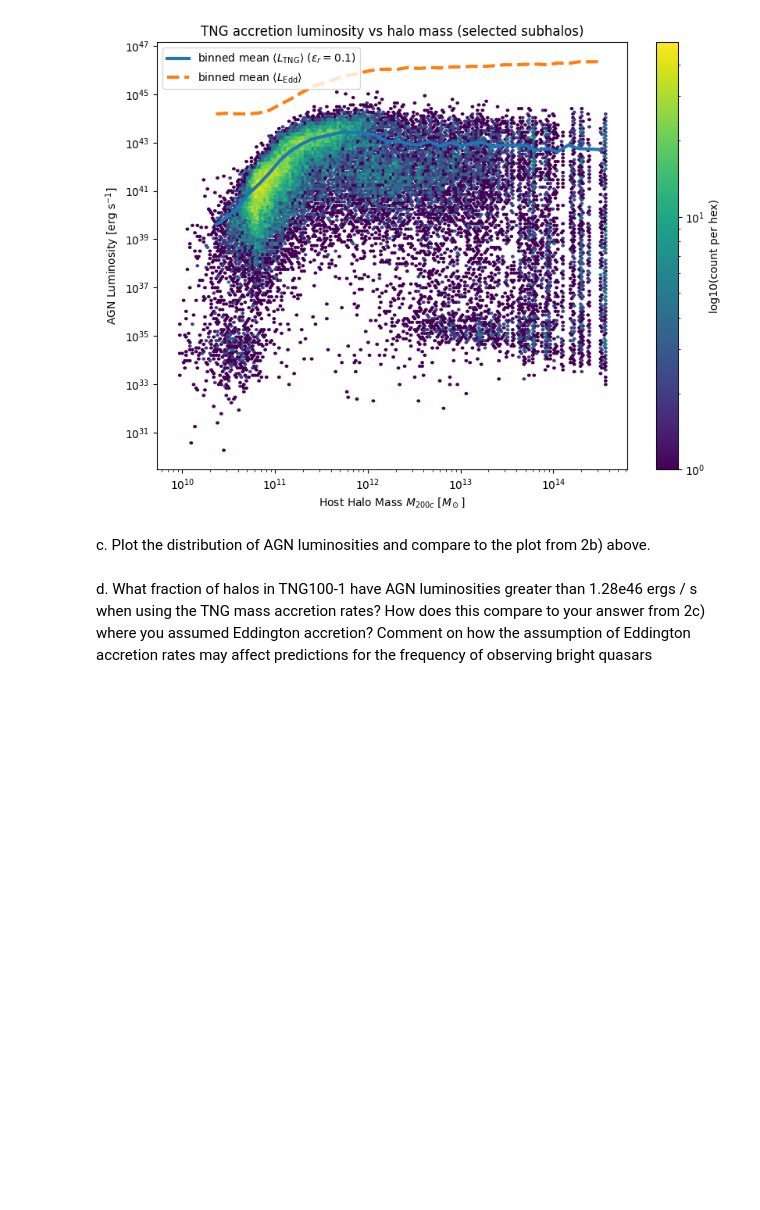
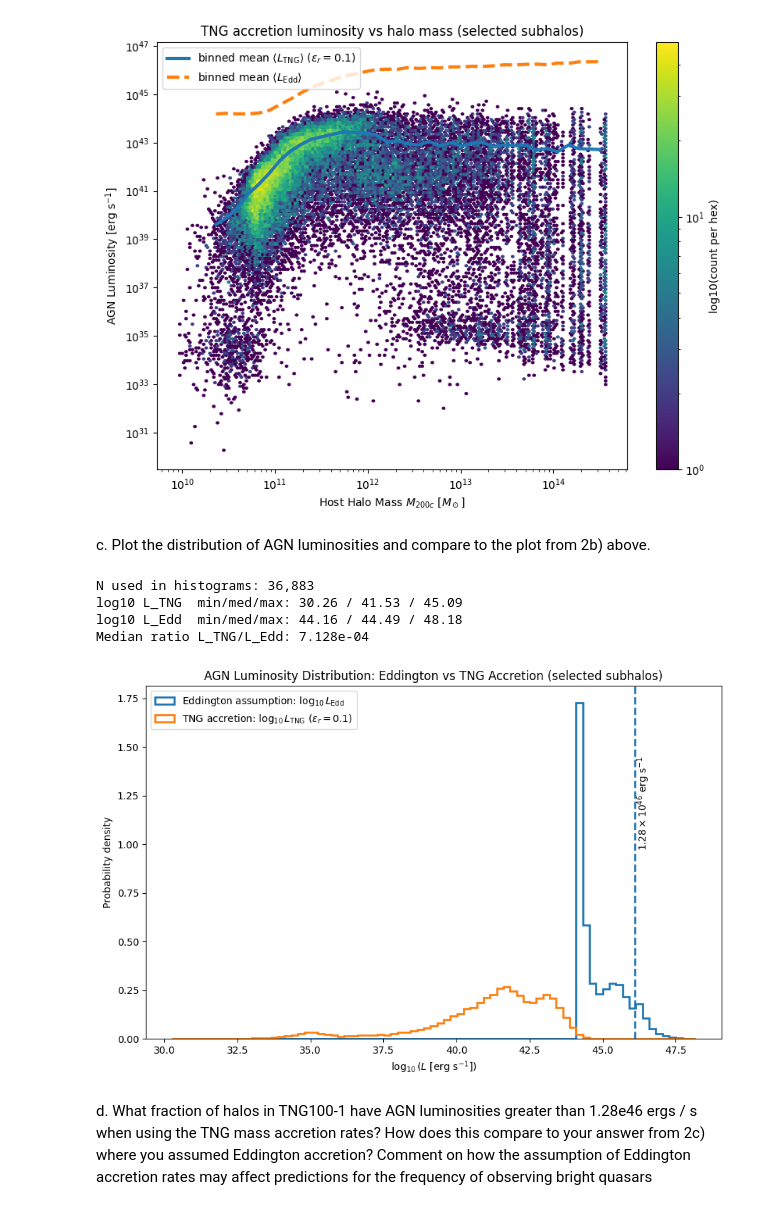
Before and after one commit to zangston/ASTR-5140, a Jupyter notebook: project3/project3.ipynb, the cells around one changed output. Saved outputs shown, nothing was run; the diff lists cells and outputs as text; code cells hidden in the pictures; blank space fills up the shorter version.

```diff
--- a/project3/project3.ipynb
+++ b/project3/project3.ipynb
@@ -735,6 +735,54 @@ Median (L_TNG/L_Edd): 7.128e-04
 [figure]
 # %% [markdown]
 c. Plot the distribution of AGN luminosities and compare to the plot from 2b) above.
+# %%
+# ---------------------------------------------
+# 3c — Luminosity distribution (histograms)
+# Compare L_TNG (from accretion rates) vs L_Edd
+# ---------------------------------------------
+# Assumes these arrays already exist from 3b:
+#   L_tng, L_edd   (erg/s), positive, finite
+
+print(f"N used in histograms: {L_tng.size:,}")
+print(f"log10 L_TNG  min/med/max: {np.log10(L_tng).min():.2f} / {np.log10(np.median(L_tng)):.2f} / {np.log10(L_tng).max():.2f}")
+print(f"log10 L_Edd  min/med/max: {np.log10(L_edd).min():.2f} / {np.log10(np.median(L_edd)):.2f} / {np.log10(L_edd).max():.2f}")
+print(f"Median ratio L_TNG/L_Edd: {np.median(L_tng/L_edd):.3e}")
+
+logL_tng = np.log10(L_tng)
+logL_edd = np.log10(L_edd)
+
+# Use common bins so the shapes are directly comparable
+xmin = min(logL_tng.min(), logL_edd.min())
+xmax = max(logL_tng.max(), logL_edd.max())
+bins = np.linspace(xmin, xmax, 80)
+
+fig, ax = plt.subplots(figsize=(9, 6))
+
+ax.hist(logL_edd, bins=bins, density=True, histtype="step", linewidth=2,
+        label=r"Eddington assumption: $\log_{10} L_{\rm Edd}$")
+ax.hist(logL_tng, bins=bins, density=True, histtype="step", linewidth=2,
+        label=r"TNG accretion: $\log_{10} L_{\rm TNG}$ ($\epsilon_r=0.1$)")
+
+# Optional: mark the quasar threshold
+L_thresh = 1.28e46
+ax.axvline(np.log10(L_thresh), linestyle="--", linewidth=2)
+ax.text(np.log10(L_thresh) + 0.02, ax.get_ylim()[1]*0.8,
+        r"$1.28\times 10^{46}$ erg s$^{-1}$",
+        rotation=90, va="top")
+
+ax.set_xlabel(r"$\log_{10}(L\ [{\rm erg\ s^{-1}}])$")
+ax.set_ylabel("Probability density")
+ax.set_title("AGN Luminosity Distribution: Eddington vs TNG Accretion (selected subhalos)")
+ax.legend(loc="upper left")
+
+plt.tight_layout()
+plt.show()
+# %% [output]
+N used in histograms: 36,883
+log10 L_TNG  min/med/max: 30.26 / 41.53 / 45.09
+log10 L_Edd  min/med/max: 44.16 / 44.49 / 48.18
+Median ratio L_TNG/L_Edd: 7.128e-04
+[figure, added]
 # %% [markdown]
 d. What fraction of halos in TNG100-1 have AGN luminosities greater than 1.28e46 ergs / s
 when using the TNG mass accretion rates? How does this compare to your answer from
```
Also changed, not shown: parts of 2 cells of this notebook.
